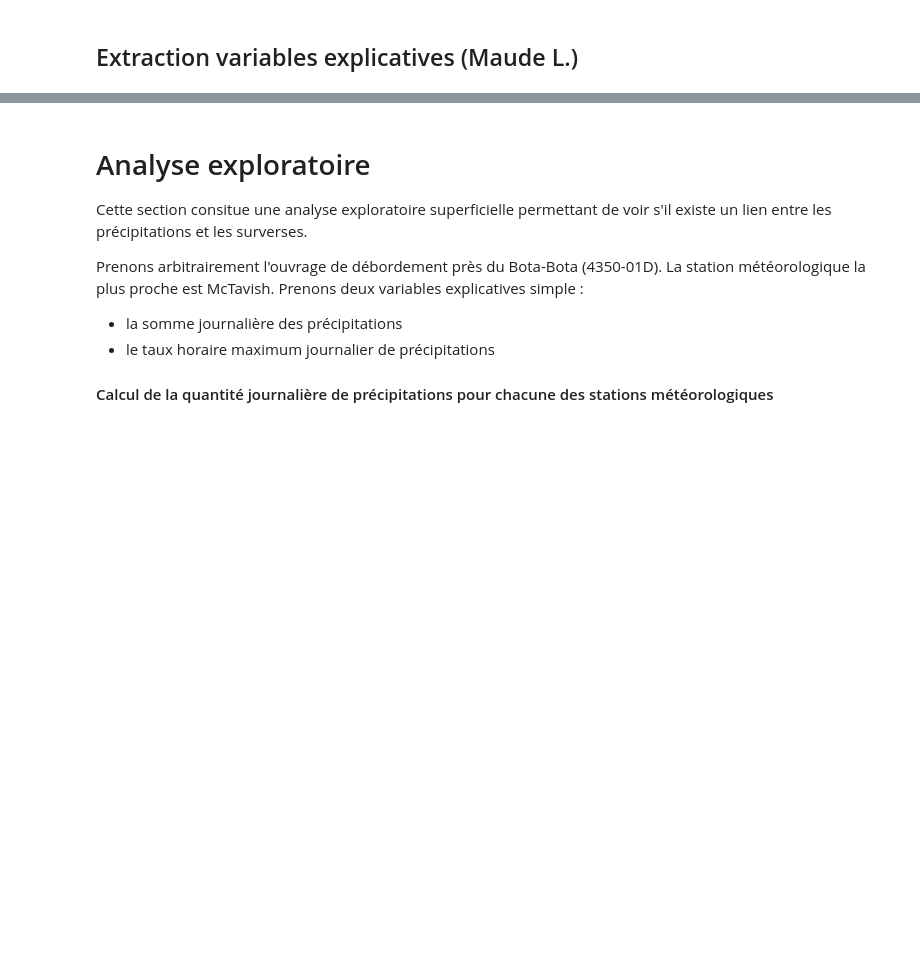
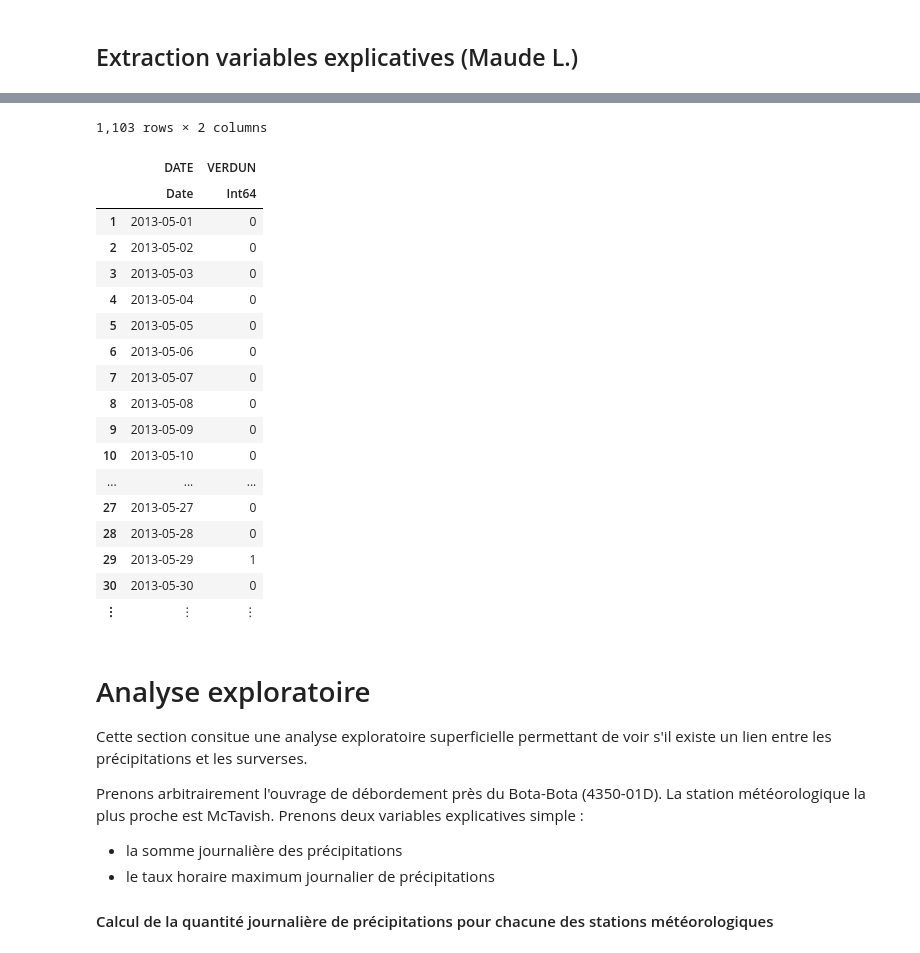
Before and after one commit to gafaua/projetMTH3302, a Jupyter notebook: ProjetA19.ipynb, the cells around one changed output, grey strips where cells are left out. Cells and saved outputs as stored; diff of their text form; code cells hidden in the pictures; blank space fills up the shorter version.

```diff
--- a/ProjetA19.ipynb
+++ b/ProjetA19.ipynb
@@ -311,4 +312,42 @@ end
 | ⋮ | ⋮ | ⋮ | ⋮ | ⋮ | ⋮ | ⋮ |
+# %%
+# Création de 5 dataframes séparés pour les données de surverses des 5 ouvrages d'intérêt
+ouvrage = ["3260-01D", "3350-07D", "4240-01D", "4350-01D", "4380-01D"]
+
+filtered_surverse = filter(row -> row.NO_OUVRAGE == ouvrage[1], surverse_df)
+surverse_rivierePrairie = DataFrame(DATE=filtered_surverse[:, 2], RIVIEREPRAIRIE=filtered_surverse[:, 3])
+
+filtered_surverse = filter(row -> row.NO_OUVRAGE == ouvrage[2], surverse_df)
+surverse_ahuntsic = DataFrame(DATE=filtered_surverse[:, 2], AHUNTSIC=filtered_surverse[:, 3])
+
+filtered_surverse = filter(row -> row.NO_OUVRAGE == ouvrage[3], surverse_df)
+surverse_pointeAuxTrembles = DataFrame(DATE=filtered_surverse[:, 2], POINTEAUXTREMBLES=filtered_surverse[:, 3])
+
+filtered_surverse = filter(row -> row.NO_OUVRAGE == ouvrage[4], surverse_df)
+surverse_vieuxMontreal = DataFrame(DATE=filtered_surverse[:, 2], VIEUXMONTREAL=filtered_surverse[:, 3])
+
+filtered_surverse = filter(row -> row.NO_OUVRAGE == ouvrage[5], surverse_df)
+surverse_verdun = DataFrame(DATE=filtered_surverse[:, 2], VERDUN=filtered_surverse[:, 3])
+# %% [output]
+1,103 rows × 2 columns
+|  | DATE | VERDUN |
+|  | Date | Int64 |
+| 1 | 2013-05-01 | 0 |
+| 2 | 2013-05-02 | 0 |
+| 3 | 2013-05-03 | 0 |
+| 4 | 2013-05-04 | 0 |
+| 5 | 2013-05-05 | 0 |
+| 6 | 2013-05-06 | 0 |
+| 7 | 2013-05-07 | 0 |
+| 8 | 2013-05-08 | 0 |
+| 9 | 2013-05-09 | 0 |
+| 10 | 2013-05-10 | 0 |
+| ... | ... | ... |
+| 27 | 2013-05-27 | 0 |
+| 28 | 2013-05-28 | 0 |
+| 29 | 2013-05-29 | 1 |
+| 30 | 2013-05-30 | 0 |
+| ⋮ | ⋮ | ⋮ |
 # %% [markdown]
 # Analyse exploratoire
 
```
Also changed, not shown: parts of 17 cells of this notebook.
